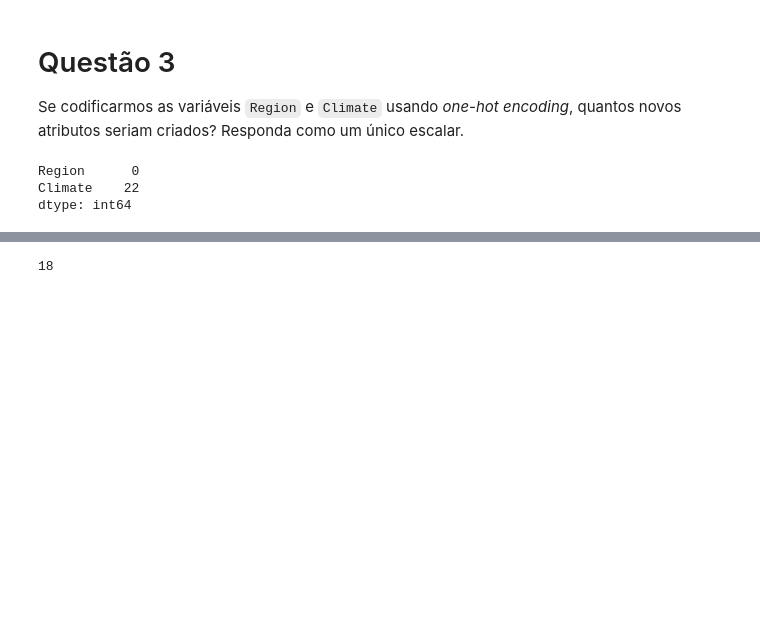
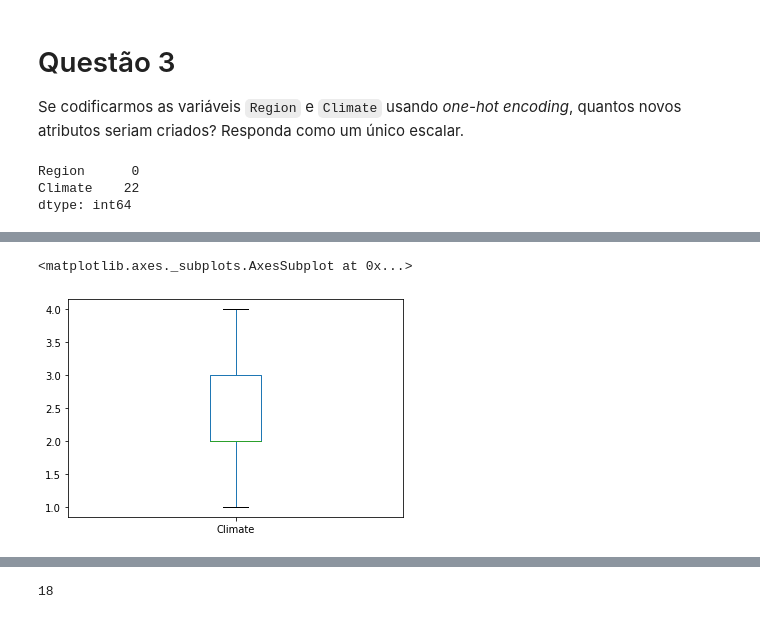
Before and after one commit to Diegohluiz/Desafios-DataScience-Codenation, a Jupyter notebook: Desafio Semana 7/main.ipynb, the cells around one changed output, grey strips where cells are left out. Cells and saved outputs as stored; diff of their text form; code cells hidden in the pictures; blank space fills up the shorter version.

```diff
--- a/Desafio Semana 7/main.ipynb
+++ b/Desafio Semana 7/main.ipynb
@@ -155,0 +180,5 @@ dtype: int64
+# %%
+countries.Climate.plot.box()
+# %% [output]
+<matplotlib.axes._subplots.AxesSubplot at 0x...>
+[figure, added]
```
Also changed, not shown: parts of 12 cells of this notebook.
